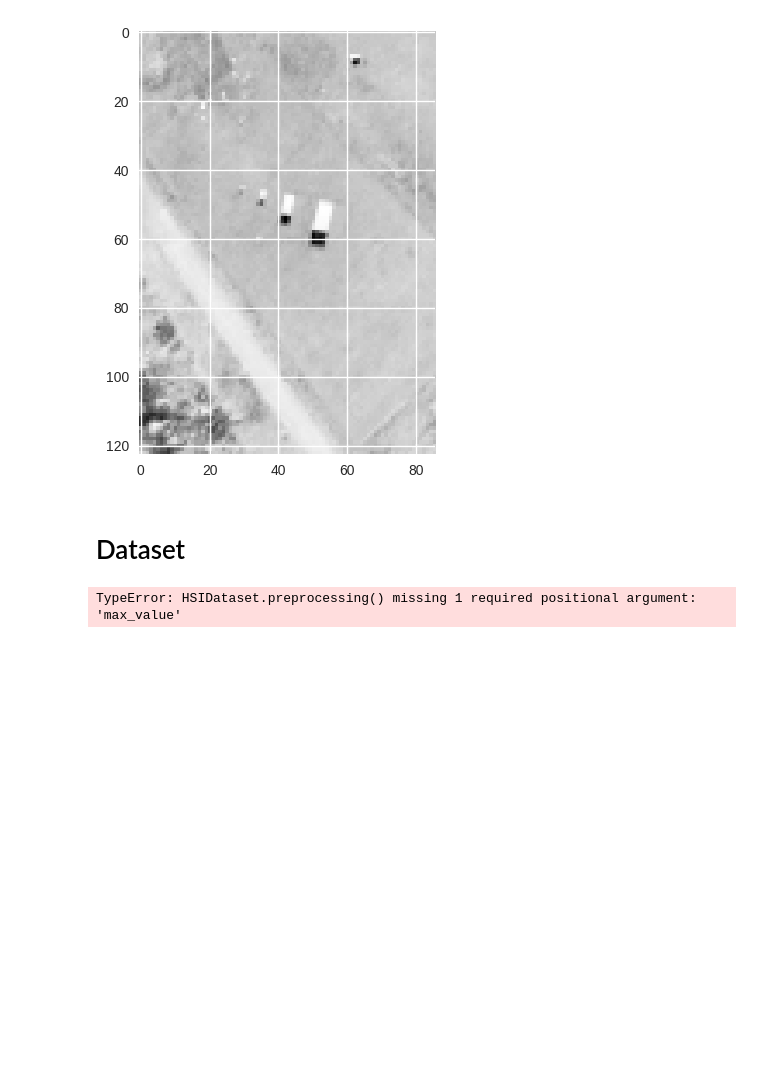
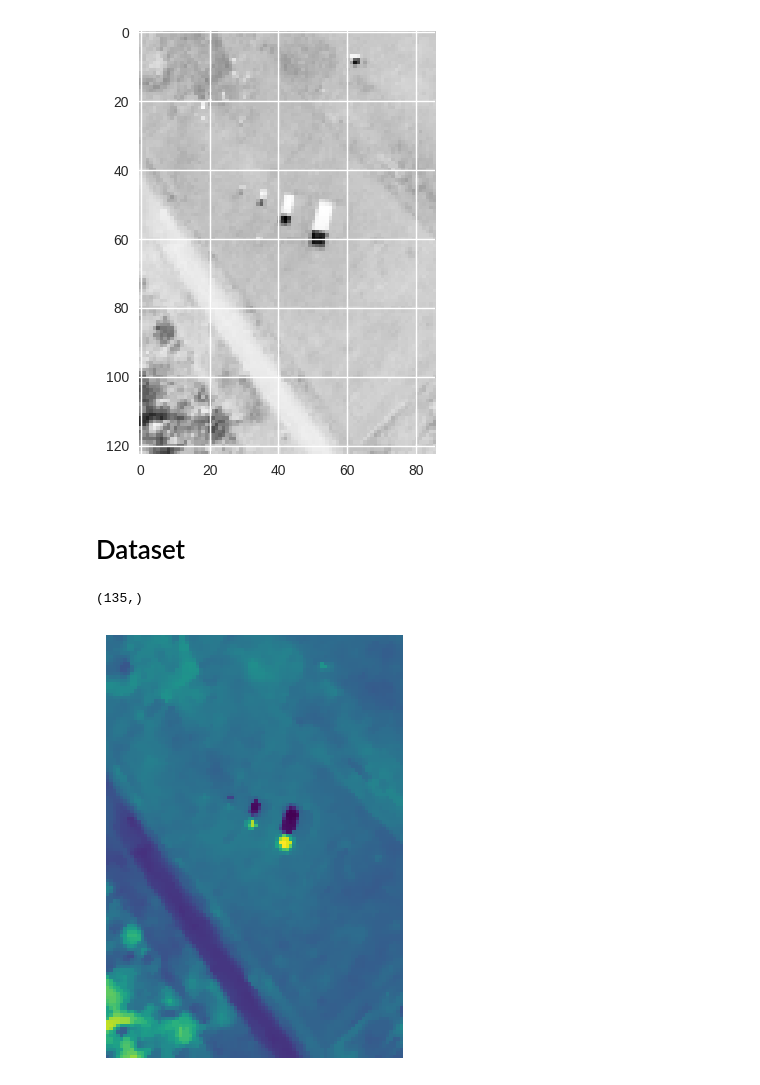
Before and after one commit to SolidusAbi/CLHU, a Jupyter notebook: notebooks/DLR_HySU.ipynb, the cells around one changed output. Saved outputs shown, nothing was run; the diff lists cells and outputs as text; code cells hidden in the pictures; blank space fills up the shorter version.

Commit message:
DLR HySU dataset implemented

```diff
--- a/notebooks/DLR_HySU.ipynb
+++ b/notebooks/DLR_HySU.ipynb
@@ -441,9 +441,35 @@ plt.imshow(data['X'][:,:,100].T)
 # %% [markdown]
 # Dataset
 # %%
+import torch
 from dataset import HSIDataset
 from torch import tensor
+
 class DLR_HySU(HSIDataset):
+    '''
+        DLR_HySU Dataset.
+
+        Cerra, D., Pato, M., Alonso, K., Köhler, C., Schneider, M., de los Reyes, R., ... & Müller, R. (2021).
+        Dlr hysu—a benchmark dataset for spectral unmixing. Remote Sensing, 13(13), 2559.
+
+        Attributes:
+        ----------
+            n_row: int
+                Number of rows.
+            n_col: int
+                Number of columns.
+            n_bands: int
+                Number of bands.
+            wv: ndarray, shape (n_bands)
+                Wavelength in μm (1e-6).
+            X: Tensor, shape (n_row*n_col, n_bands)
+                hyperspectral Cube.
+            E: Tensor, shape (n_materials, n_bands)
+                Endmembers of the different material, Grass included.
+            A: Tensor, shape (n_row*n_col, n_materials-1)
+                Abundance maps without the grass.
+
+    '''
     def __init__(self, root_dir, transform=None):
         super(DLR_HySU, self).__init__()
 
@@ -451,12 +477,14 @@ class DLR_HySU(HSIDataset):
         y = sio.loadmat(os.path.join(root_dir, 'gt.mat'))
 
         self.n_row, self.n_col , self.n_bands = data['nRow'].item(), data['nCol'].item(), data['nBand'].item()
+        self.wv = data['wavelength'].T.reshape(-1)
 
         self.X = data['Y'].T.reshape(self.n_row, self.n_col, -1) # (nRow, nCol, nBand)
         self.X = self.preprocessing(self.X).reshape(-1, self.X.shape[-1]) # (nRow*nCol, nBand)
         self.X = tensor(self.X, dtype=torch.float32)
 
         self.E = tensor(y['M'].T, dtype=torch.float32) # (nEndmember, nBand)
+        self.E = self.E / (self.E.max() + 1e-3)
         self.A = tensor(y['A'].T, dtype=torch.float32) # (nRow*nCol, nEndmember)
         self.n_endmembers = self.E.shape[0]
 
@@ -481,6 +509,14 @@ class DLR_HySU(HSIDataset):
     def image(self):
         return self.X.reshape(self.n_row, self.n_col, -1)
 # %%
-DLR_HySU('/home/abian/Data/Dataset/HSI/DLR_HySU/mat/')
+dataset = DLR_HySU('/home/abian/Data/Dataset/HSI/DLR_HySU/mat/')
+dataset.wv.shape
 # %% [output]
-TypeError: HSIDataset.preprocessing() missing 1 required positional argument: 'max_value'
+(135,)
+# %%
+test = dataset.image()
+plt.imshow(test[:,:,100].T, cmap='viridis')
+plt.axis('off')
+plt.show()
+# %% [output]
+[figure, added]
```
Also changed, not shown: parts of 4 cells of this notebook, 1 other file.
